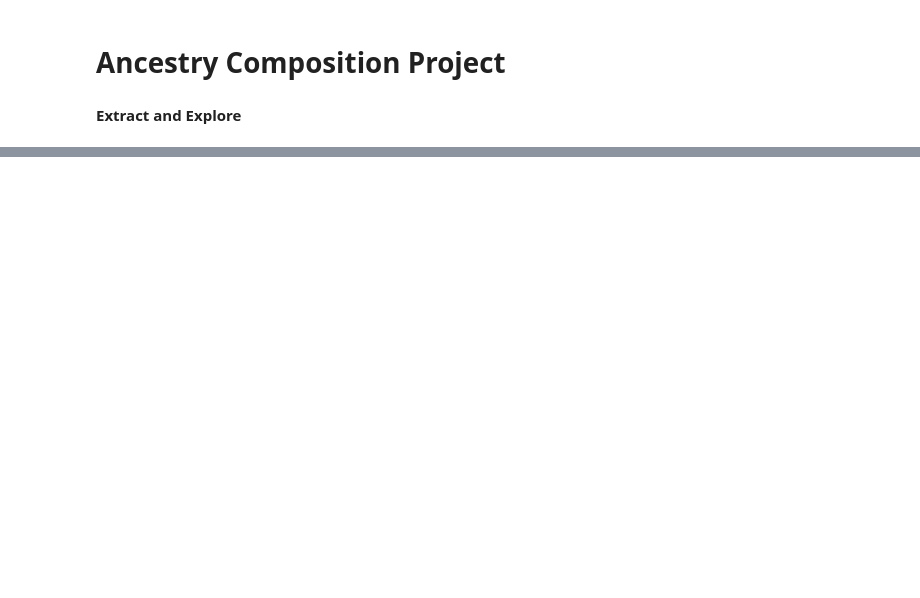
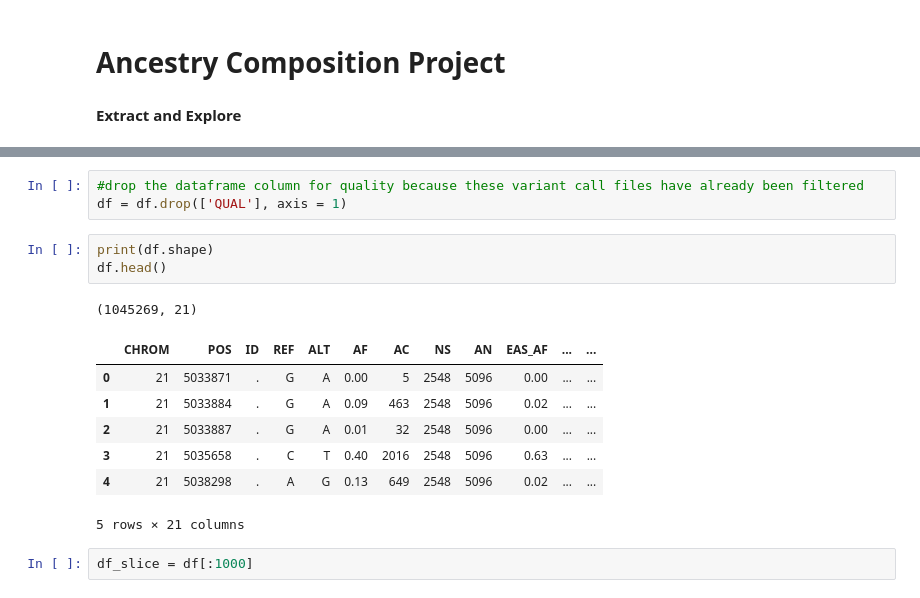
Before and after one commit to agaujean9/Genomics_Project, a Jupyter notebook: Genomics_Project_File .ipynb, the cells around one changed output, grey strips where cells are left out. Cells and saved outputs as stored; diff of their text form; blank space fills up the shorter version.

```diff
--- a/Genomics_Project_File .ipynb
+++ b/Genomics_Project_File .ipynb
@@ -159,0 +46,17 @@ def read_vcf(path):
+# %%
+#drop the dataframe column for quality because these variant call files have already been filtered
+df = df.drop(['QUAL'], axis = 1)
+# %%
+print(df.shape)
+df.head()
+# %% [output]
+(1045269, 21)
+|  | CHROM | POS | ID | REF | ALT | AF | AC | NS | AN | EAS_AF | ... | ... |
+| 0 | 21 | 5033871 | . | G | A | 0.00 | 5 | 2548 | 5096 | 0.00 | ... | ... |
+| 1 | 21 | 5033884 | . | G | A | 0.09 | 463 | 2548 | 5096 | 0.02 | ... | ... |
+| 2 | 21 | 5033887 | . | G | A | 0.01 | 32 | 2548 | 5096 | 0.00 | ... | ... |
+| 3 | 21 | 5035658 | . | C | T | 0.40 | 2016 | 2548 | 5096 | 0.63 | ... | ... |
+| 4 | 21 | 5038298 | . | A | G | 0.13 | 649 | 2548 | 5096 | 0.02 | ... | ... |
+5 rows × 21 columns
+# %%
+df_slice = df[:1000]
```
Also changed, not shown: parts of 26 cells of this notebook, 1 other file.
